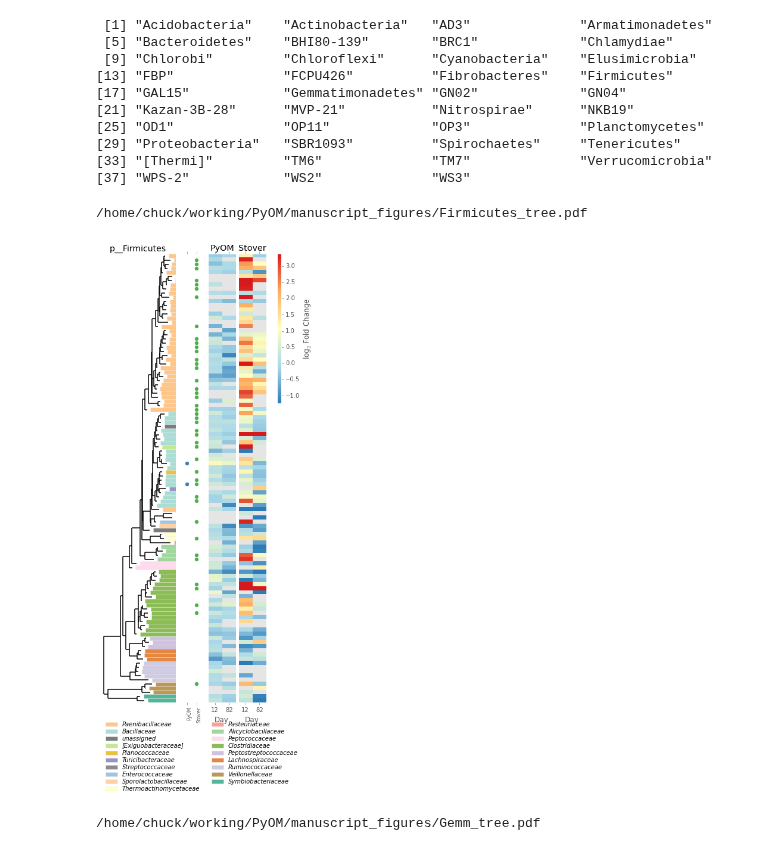
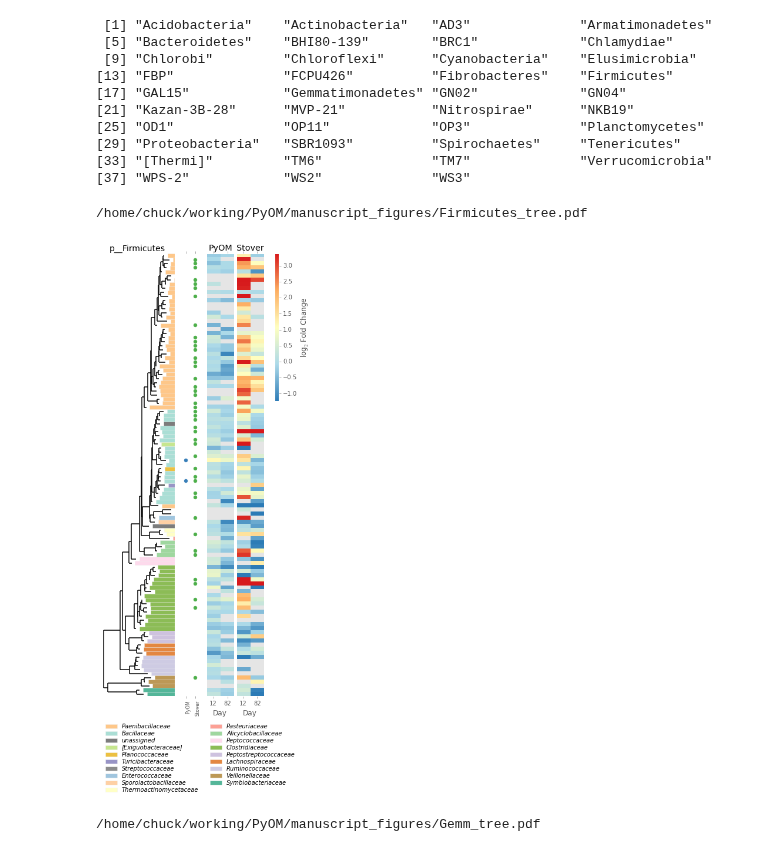
Before and after one commit to TheaWhitman/PyOM, a Jupyter notebook: manuscript_figures/trees.ipynb, the cells around one changed output. Saved outputs shown, nothing was run; the diff lists cells and outputs as text; code cells hidden in the pictures.

Commit message:
legend spacing fix

```diff
--- a/manuscript_figures/trees.ipynb
+++ b/manuscript_figures/trees.ipynb
@@ -212,12 +212,12 @@ def make_tree_fig(taxon, taxon_rank, color_rank, l2fc_fp, physeq_str, lw_tax = 3
         fig.savefig(save_fn, bbox_extra_artists=(leg, cax), bbox_inches='tight')
 # %%
 make_tree_fig("p__Firmicutes", "Rank2", "Family", "../data/l2fc_w_tax.csv", "physeq",
-              save_fn = "Firmicutes_tree.pdf", lw_tax = 1, leg_spacing = 0.03,
+              save_fn = "Firmicutes_tree.pdf", lw_tax = 1, leg_spacing = 0.05,
               pt_size = 35)
 FileLink("Firmicutes_tree.pdf")
 # %% [output]
 /home/chuck/working/PyOM/manuscript_figures/Firmicutes_tree.pdf
-[figure, old version]
+[figure, new version]
 # %%
 make_tree_fig("p__Gemmatimonadetes", "Rank2", "Class", "../data/l2fc_w_tax.csv", "physeq",
               save_fn = "Gemm_tree.pdf", lw_tax = 1, leg_spacing = 0.05,
```
Also changed, not shown: 1 other file.
